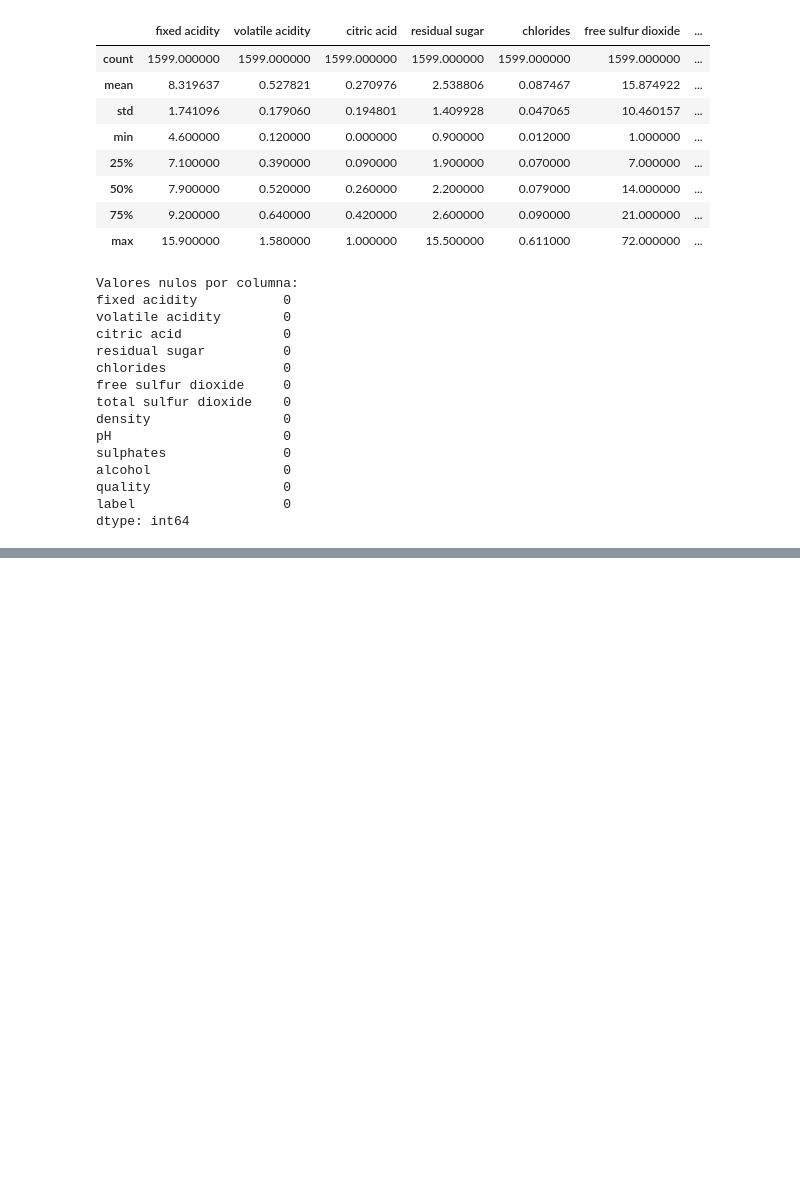
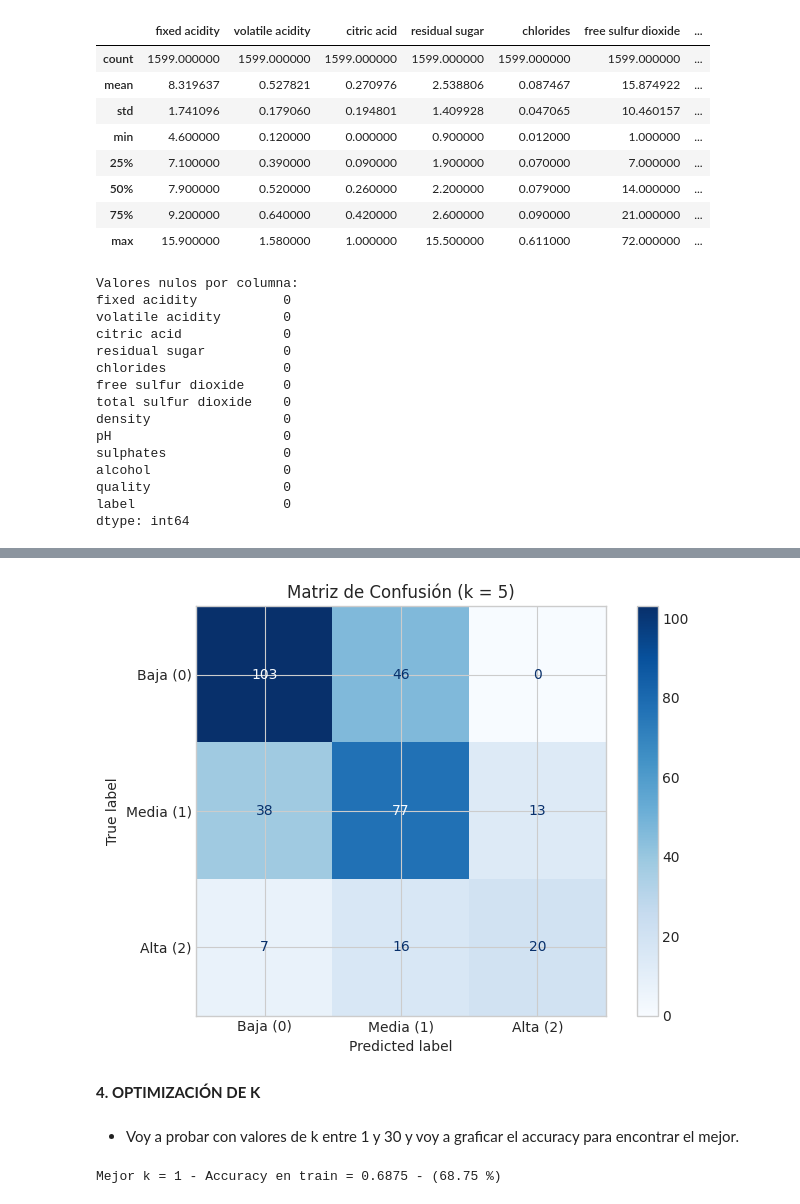
Before and after one commit to 4GeeksAcademy/alemantellini-machine-learning, a Jupyter notebook: src/08-k-nearest-neighbours-winequality-red.ipynb, the cells around one changed output, grey strips where cells are left out. Saved outputs shown, nothing was run; the diff lists cells and outputs as text; code cells hidden in the pictures; blank space fills up the shorter version.

```diff
--- a/src/08-k-nearest-neighbours-winequality-red.ipynb
+++ b/src/08-k-nearest-neighbours-winequality-red.ipynb
@@ -99,0 +180,7 @@ dtype: int64
+# %%
+# Separar features y variable objetivo
+X = df.drop(columns=["quality", "label"])
+y = df["label"]
+
+print(f"Shape X: {X.shape} | Shape y: {y.shape}")
+print(f"Features: {X.columns.tolist()}")
@@ -99,0 +190,6 @@ dtype: int64
+# %%
+# Dividir en entrenamiento (80 %) y prueba (20 %)
+X_train, X_test, y_train, y_test = train_test_split(X, y, test_size=0.2, random_state=42, stratify=y)
+
+print(f"Entrenamiento: {X_train.shape[0]} muestras")
+print(f"Prueba: {X_test.shape[0]} muestras")
@@ -99,0 +199,7 @@ dtype: int64
+# %%
+# Escalar los datos
+scaler = StandardScaler()
+X_train_sc = scaler.fit_transform(X_train)
+X_test_sc = scaler.transform(X_test)
+
+print("Datos escalados")
@@ -99,0 +208,9 @@ dtype: int64
+# %%
+# Entrenar KNN con k inicial = 5
+k_inicial = 5
+knn = KNeighborsClassifier(n_neighbors=k_inicial)
+knn.fit(X_train_sc, y_train)
+
+y_pred = knn.predict(X_test_sc)
+accuracy = accuracy_score(y_test, y_pred)
+print(f"Accuracy con k={k_inicial}: {accuracy} - ({accuracy*100:.2f} %)")
@@ -99,0 +239,33 @@ dtype: int64
+# %%
+# Matriz de confusión
+fig, ax = plt.subplots(figsize=(7, 5))
+cm = confusion_matrix(y_test, y_pred)
+disp = ConfusionMatrixDisplay(confusion_matrix=cm,
+                               display_labels=["Baja (0)","Media (1)","Alta (2)"])
+disp.plot(ax=ax, colorbar=True, cmap="Blues")
+ax.set_title(f"Matriz de Confusión (k = {k_inicial})")
+plt.tight_layout()
+plt.show()
+# %% [output]
+[figure, added]
+# %% [markdown]
+**4. OPTIMIZACIÓN DE K**
+# %% [markdown]
+- Voy a probar con valores de k entre 1 y 30 y voy a graficar el accuracy para encontrar el mejor.
+# %%
+k_range = range(1, 31)
+train_scores = []
+test_scores = []
+
+for k in k_range:
+    knn_k = KNeighborsClassifier(n_neighbors=k)
+    knn_k.fit(X_train_sc, y_train)
+    train_scores.append(accuracy_score(y_train, knn_k.predict(X_train_sc)))
+    test_scores.append(accuracy_score(y_test, knn_k.predict(X_test_sc)))
+
+# Mejor k
+best_k = k_range[np.argmax(test_scores)]
+best_accuracy = max(test_scores)
+print(f"Mejor k = {best_k} - Accuracy en train = {best_accuracy} - ({best_accuracy*100:.2f} %)")
+# %% [output]
+Mejor k = 1 - Accuracy en train = 0.6875 - (68.75 %)
```
Also changed, not shown: parts of 15 cells of this notebook.
